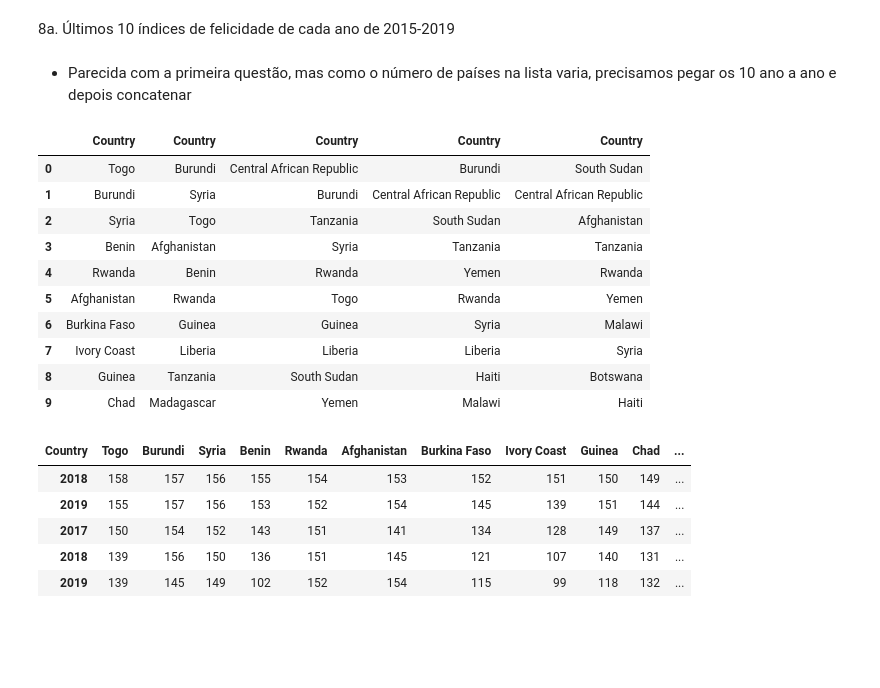
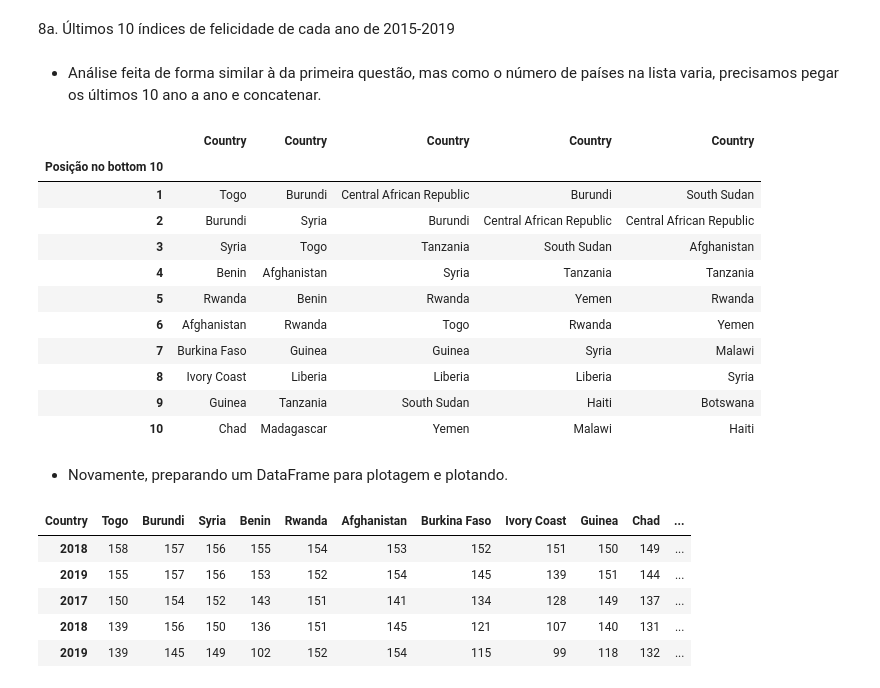
Before and after one commit to gaiogreg/projetos-lets-code, a Jupyter notebook: Projeto3/projeto3.ipynb, the cells around one changed output. Cells and saved outputs as stored; diff of their text form; code cells hidden in the pictures; blank space fills up the shorter version.

Commit message:
Ajustes diversos de formatação

```diff
--- a/Projeto3/projeto3.ipynb
+++ b/Projeto3/projeto3.ipynb
@@ -242,7 +245,7 @@ display(db_life_expectancy.nsmallest(3, columns='delta life expectancy')) #tres
 # %% [markdown]
 8a. Últimos 10 índices de felicidade de cada ano de 2015-2019
 # %% [markdown]
-- Parecida com a primeira questão, mas como o número de países na lista varia, precisamos pegar os 10 ano a ano e depois concatenar
+- Análise feita de forma similar à da primeira questão, mas como o número de países na lista varia, precisamos pegar os últimos 10 ano a ano e concatenar.
 # %%
 ten_lowest_15=db_2015_limpa.nsmallest(10,'Happiness Score')
 ten_lowest_16=db_2016_limpa.nsmallest(10,'Happiness Score')
@@ -252,23 +255,30 @@ ten_lowest_19=db_2019_limpa.nsmallest(10,'Happiness Score')
 # %%
 ten_lowest_15_novo=pd.Series(ten_lowest_15['Country']).reset_index(drop=True)
 ten_lowest_16_novo=pd.Series(ten_lowest_16['Country']).reset_index(drop=True)
 ten_lowest_17_novo=pd.Series(ten_lowest_17['Country']).reset_index(drop=True)
 ten_lowest_18_novo=pd.Series(ten_lowest_18['Country']).reset_index(drop=True)
 ten_lowest_19_novo=pd.Series(ten_lowest_19['Country']).reset_index(drop=True)
 ten_lowest=pd.concat([ten_lowest_15_novo,ten_lowest_16_novo,ten_lowest_17_novo,ten_lowest_18_novo,ten_lowest_19_novo],axis=1)
-ten_lowest
+
+ind = np.array(range(1,11))
+ten_lowest = ten_lowest.head(10).set_index(ind)
+ten_lowest.index.names=['Posição no bottom 10']
+display(ten_lowest)
 # %% [output]
 |  | Country | Country | Country | Country | Country |
-| 0 | Togo | Burundi | Central African Republic | Burundi | South Sudan |
-| 1 | Burundi | Syria | Burundi | Central African Republic | Central African Republic |
-| 2 | Syria | Togo | Tanzania | South Sudan | Afghanistan |
-| 3 | Benin | Afghanistan | Syria | Tanzania | Tanzania |
-| 4 | Rwanda | Benin | Rwanda | Yemen | Rwanda |
-| 5 | Afghanistan | Rwanda | Togo | Rwanda | Yemen |
-| 6 | Burkina Faso | Guinea | Guinea | Syria | Malawi |
-| 7 | Ivory Coast | Liberia | Liberia | Liberia | Syria |
-| 8 | Guinea | Tanzania | South Sudan | Haiti | Botswana |
-| 9 | Chad | Madagascar | Yemen | Malawi | Haiti |
+| Posição no bottom 10 |  |  |  |  |  |
+| 1 | Togo | Burundi | Central African Republic | Burundi | South Sudan |
+| 2 | Burundi | Syria | Burundi | Central African Republic | Central African Republic |
+| 3 | Syria | Togo | Tanzania | South Sudan | Afghanistan |
+| 4 | Benin | Afghanistan | Syria | Tanzania | Tanzania |
+| 5 | Rwanda | Benin | Rwanda | Yemen | Rwanda |
+| 6 | Afghanistan | Rwanda | Togo | Rwanda | Yemen |
+| 7 | Burkina Faso | Guinea | Guinea | Syria | Malawi |
+| 8 | Ivory Coast | Liberia | Liberia | Liberia | Syria |
+| 9 | Guinea | Tanzania | South Sudan | Haiti | Botswana |
+| 10 | Chad | Madagascar | Yemen | Malawi | Haiti |
+# %% [markdown]
+- Novamente, preparando um DataFrame para plotagem e plotando.
 # %%
 ind = ten_lowest.melt().iloc[:,1].unique()
 df_posicoes_low = pd.DataFrame(data={'Country':ind})
```
Also changed, not shown: parts of 4 cells of this notebook.
